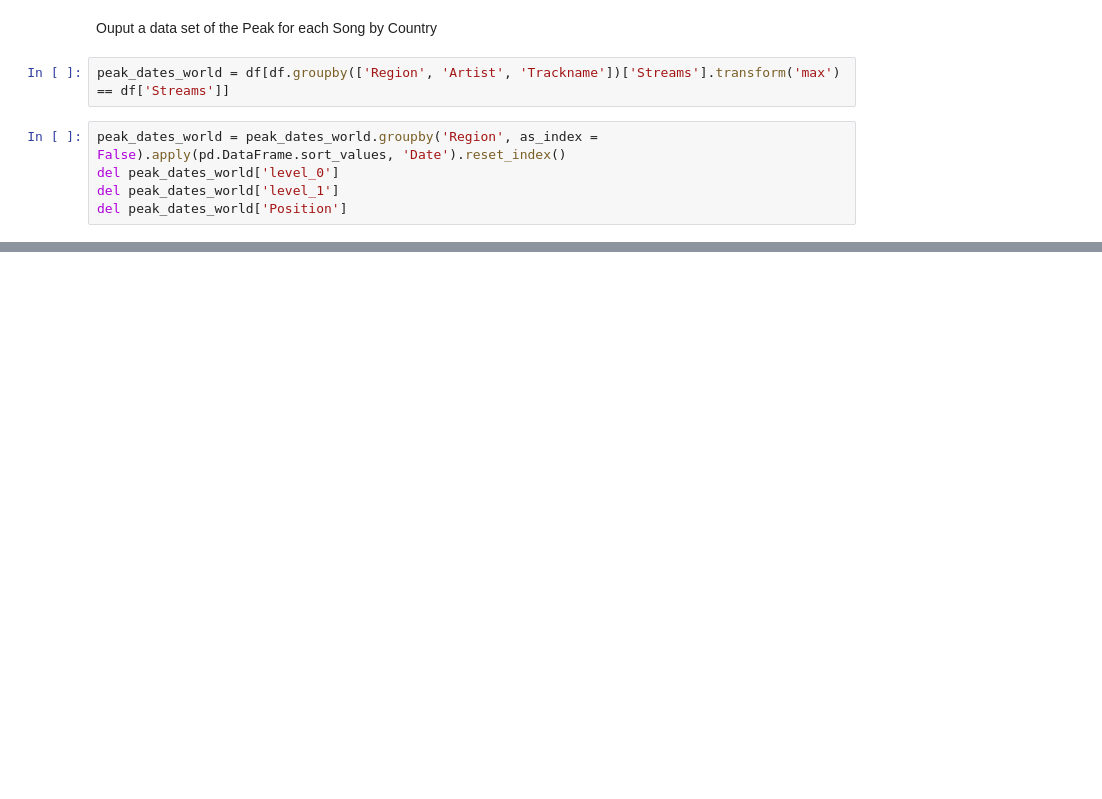
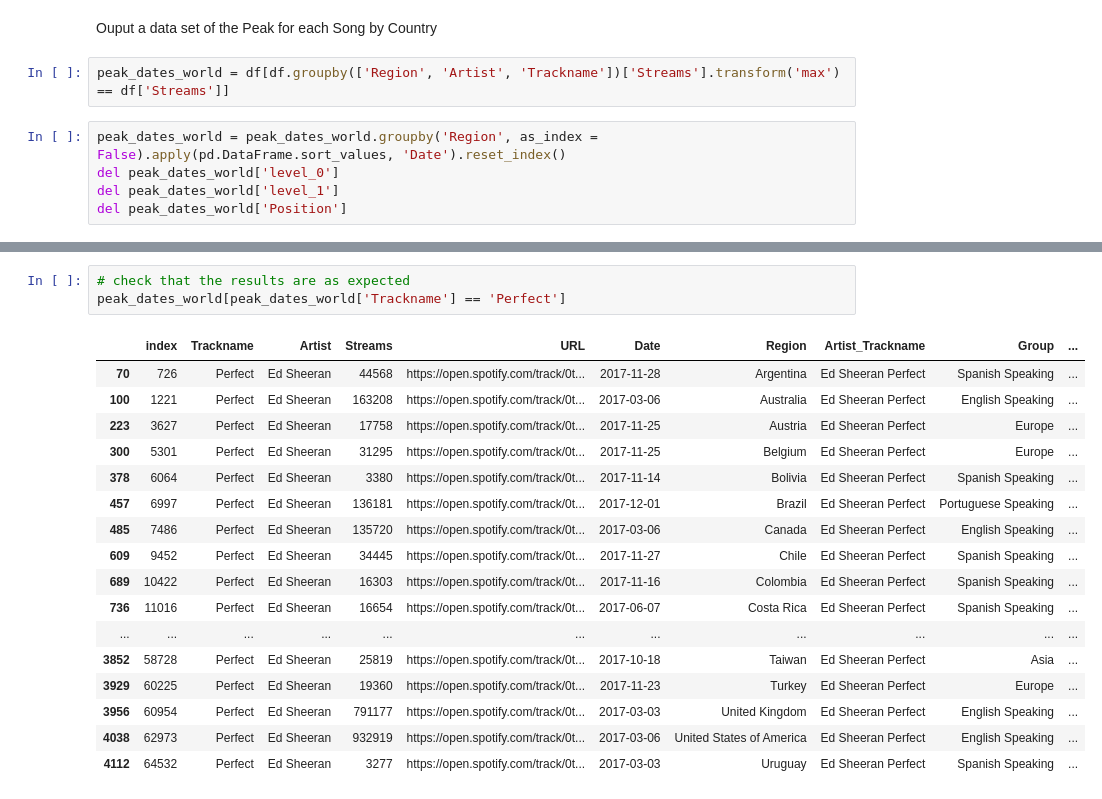
Before and after one commit to KirosG/spotify_top200_dataset, a Jupyter notebook: spotifyanalysis.ipynb, the cells around one changed output, grey strips where cells are left out. Drawn from its saved outputs; the diff is of its cells as text; blank space fills up the shorter version.

```diff
--- a/Untitled1.ipynb
+++ b/spotifyanalysis.ipynb
@@ -397,0 +412,21 @@ peak_dates_world.to_csv('peak_dates_world_songs.csv')
+# %%
+# check that the results are as expected
+peak_dates_world[peak_dates_world['Trackname'] == 'Perfect']
+# %% [output]
+|  | index | Trackname | Artist | Streams | URL | Date | Region | Artist_Trackname | Group | ... |
+| 70 | 726 | Perfect | Ed Sheeran | 44568 | https://open.spotify.com/track/0t... | 2017-11-28 | Argentina | Ed Sheeran Perfect | Spanish Speaking | ... |
+| 100 | 1221 | Perfect | Ed Sheeran | 163208 | https://open.spotify.com/track/0t... | 2017-03-06 | Australia | Ed Sheeran Perfect | English Speaking | ... |
+| 223 | 3627 | Perfect | Ed Sheeran | 17758 | https://open.spotify.com/track/0t... | 2017-11-25 | Austria | Ed Sheeran Perfect | Europe | ... |
+| 300 | 5301 | Perfect | Ed Sheeran | 31295 | https://open.spotify.com/track/0t... | 2017-11-25 | Belgium | Ed Sheeran Perfect | Europe | ... |
+| 378 | 6064 | Perfect | Ed Sheeran | 3380 | https://open.spotify.com/track/0t... | 2017-11-14 | Bolivia | Ed Sheeran Perfect | Spanish Speaking | ... |
+| 457 | 6997 | Perfect | Ed Sheeran | 136181 | https://open.spotify.com/track/0t... | 2017-12-01 | Brazil | Ed Sheeran Perfect | Portuguese Speaking | ... |
+| 485 | 7486 | Perfect | Ed Sheeran | 135720 | https://open.spotify.com/track/0t... | 2017-03-06 | Canada | Ed Sheeran Perfect | English Speaking | ... |
+| 609 | 9452 | Perfect | Ed Sheeran | 34445 | https://open.spotify.com/track/0t... | 2017-11-27 | Chile | Ed Sheeran Perfect | Spanish Speaking | ... |
+| 689 | 10422 | Perfect | Ed Sheeran | 16303 | https://open.spotify.com/track/0t... | 2017-11-16 | Colombia | Ed Sheeran Perfect | Spanish Speaking | ... |
+| 736 | 11016 | Perfect | Ed Sheeran | 16654 | https://open.spotify.com/track/0t... | 2017-06-07 | Costa Rica | Ed Sheeran Perfect | Spanish Speaking | ... |
+| ... | ... | ... | ... | ... | ... | ... | ... | ... | ... | ... |
+| 3852 | 58728 | Perfect | Ed Sheeran | 25819 | https://open.spotify.com/track/0t... | 2017-10-18 | Taiwan | Ed Sheeran Perfect | Asia | ... |
+| 3929 | 60225 | Perfect | Ed Sheeran | 19360 | https://open.spotify.com/track/0t... | 2017-11-23 | Turkey | Ed Sheeran Perfect | Europe | ... |
+| 3956 | 60954 | Perfect | Ed Sheeran | 791177 | https://open.spotify.com/track/0t... | 2017-03-03 | United Kingdom | Ed Sheeran Perfect | English Speaking | ... |
+| 4038 | 62973 | Perfect | Ed Sheeran | 932919 | https://open.spotify.com/track/0t... | 2017-03-06 | United States of America | Ed Sheeran Perfect | English Speaking | ... |
+| 4112 | 64532 | Perfect | Ed Sheeran | 3277 | https://open.spotify.com/track/0t... | 2017-03-03 | Uruguay | Ed Sheeran Perfect | Spanish Speaking | ... |
```
Also changed, not shown: parts of 11 cells of this notebook, 5 other files.
